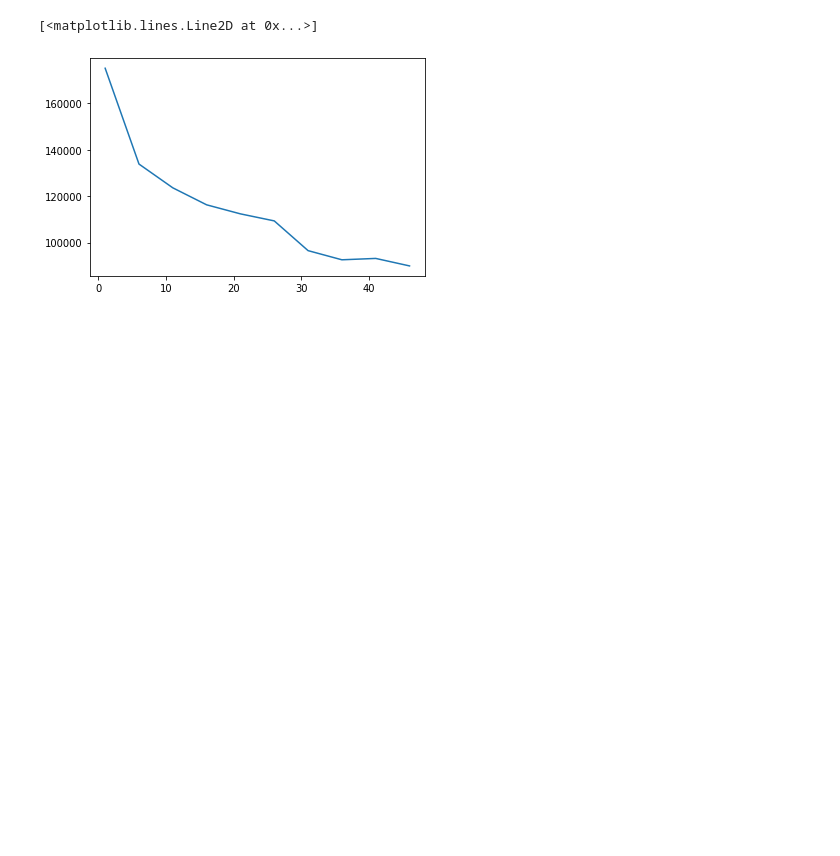
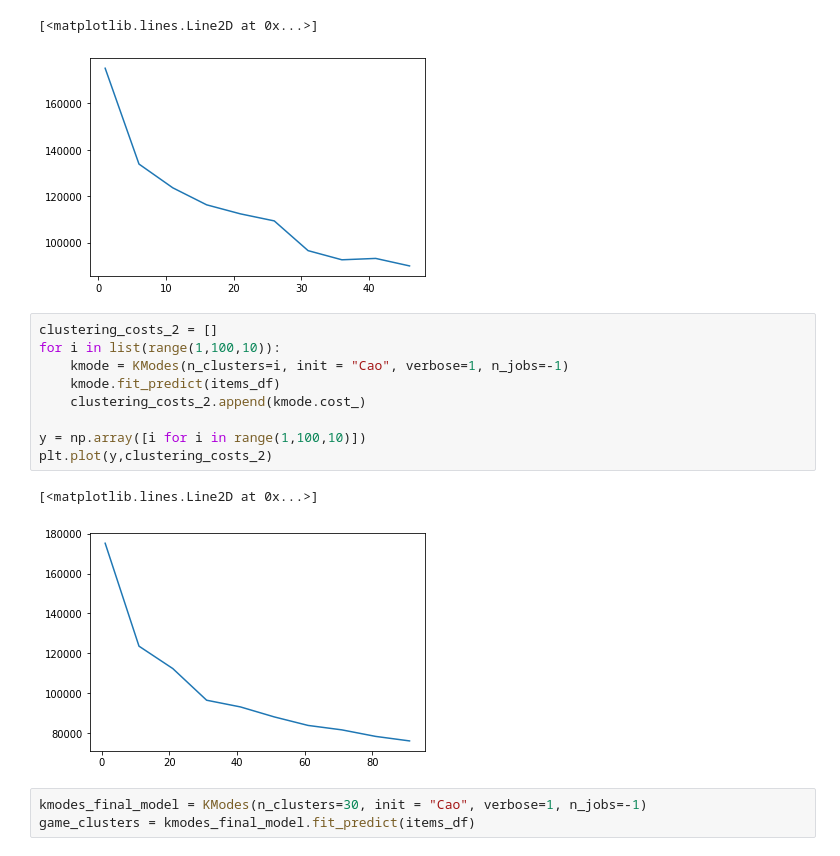
Before and after one commit to itselavia/sjsu-cmpe-256-group-project, a Jupyter notebook: experiment_4/Using K-mode Clustering, analyze game bundles.ipynb, the cells around one changed output. Drawn from its saved outputs; the diff is of its cells as text; blank space fills up the shorter version.

Commit message:
added kmodes results and graphs

```diff
--- a/experiment_4/Using K-mode Clustering, analyze game bundles.ipynb
+++ b/experiment_4/Using K-mode Clustering, analyze game bundles.ipynb
@@ -58,3 +58,18 @@ plt.plot(y,clustering_costs)
 # %% [output]
 [<matplotlib.lines.Line2D at 0x...>]
 [figure]
+# %%
+clustering_costs_2 = []
+for i in list(range(1,100,10)):
+    kmode = KModes(n_clusters=i, init = "Cao", verbose=1, n_jobs=-1)
+    kmode.fit_predict(items_df)
+    clustering_costs_2.append(kmode.cost_)
+
+y = np.array([i for i in range(1,100,10)])
+plt.plot(y,clustering_costs_2)
+# %% [output]
+[<matplotlib.lines.Line2D at 0x...>]
+[figure, added]
+# %%
+kmodes_final_model = KModes(n_clusters=30, init = "Cao", verbose=1, n_jobs=-1)
+game_clusters = kmodes_final_model.fit_predict(items_df)
```
Also changed, not shown: parts of 2 cells of this notebook, 1 other file.
